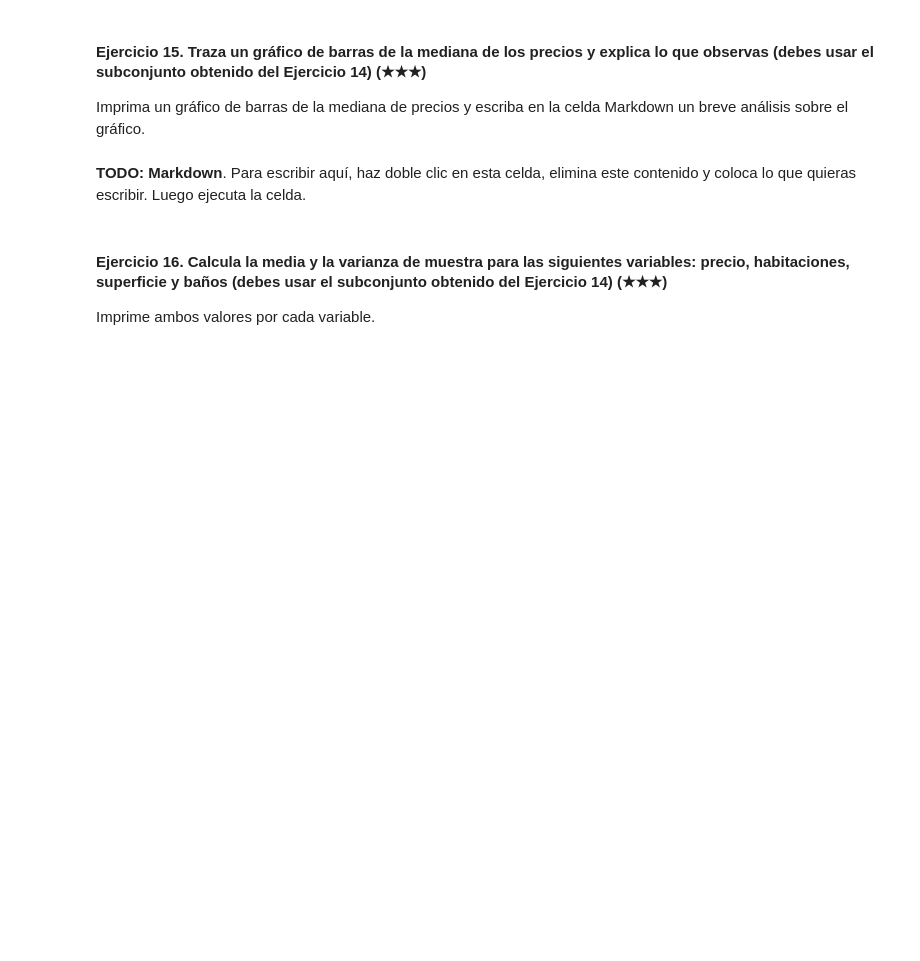
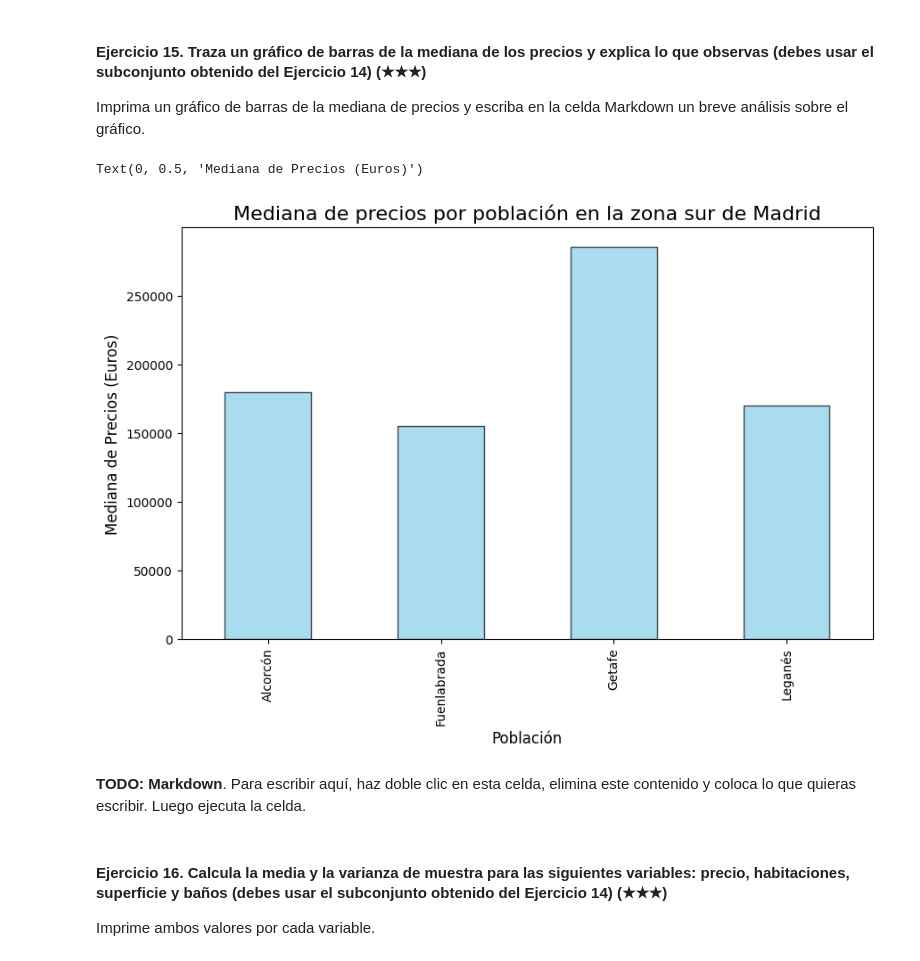
Before and after one commit to Hiimsuso/realestate-datacleanup-exercise, a Jupyter notebook: project.es.ipynb, the cells around one changed output. Drawn from its saved outputs; the diff is of its cells as text; code cells hidden in the pictures; blank space fills up the shorter version.

```diff
--- a/project.es.ipynb
+++ b/project.es.ipynb
@@ -167,4 +270,6 @@ Imprima la población y el número de casas.
 
 Pista: Filtra el DataFrame original usando la columna `level5` y la función `isin`.
 # %%
-# TODO
+ciudades_a_filtrar = ['Fuenlabrada', 'Leganés', 'Getafe', 'Alcorcón']
+cinturon_sur = ds[ds['level5'].isin(ciudades_a_filtrar)]
+print(cinturón_sur)
@@ -173,7 +296,15 @@ Pista: Filtra el DataFrame original usando la columna `level5` y la función `is
 
 Imprima un gráfico de barras de la mediana de precios y escriba en la celda Markdown un breve análisis sobre el gráfico.
 # %%
-# TODO: Code
+median_prices = cinturon_sur.groupby('level5')['price'].median()
+plt.figure(figsize=(10, 6))
+median_prices.plot(kind='bar', color='skyblue', edgecolor='black', alpha=0.7)
+plt.title('Mediana de precios por población en la zona sur de Madrid', fontsize=16)
+plt.xlabel('Población', fontsize=12)
+plt.ylabel('Mediana de Precios (Euros)', fontsize=12)
+# %% [output]
+Text(0, 0.5, 'Mediana de Precios (Euros)')
+[figure, added]
 # %% [markdown]
 **TODO: Markdown**. Para escribir aquí, haz doble clic en esta celda, elimina este contenido y coloca lo que quieras escribir. Luego ejecuta la celda.
 # %% [markdown]
```
Also changed, not shown: parts of 16 cells of this notebook.
